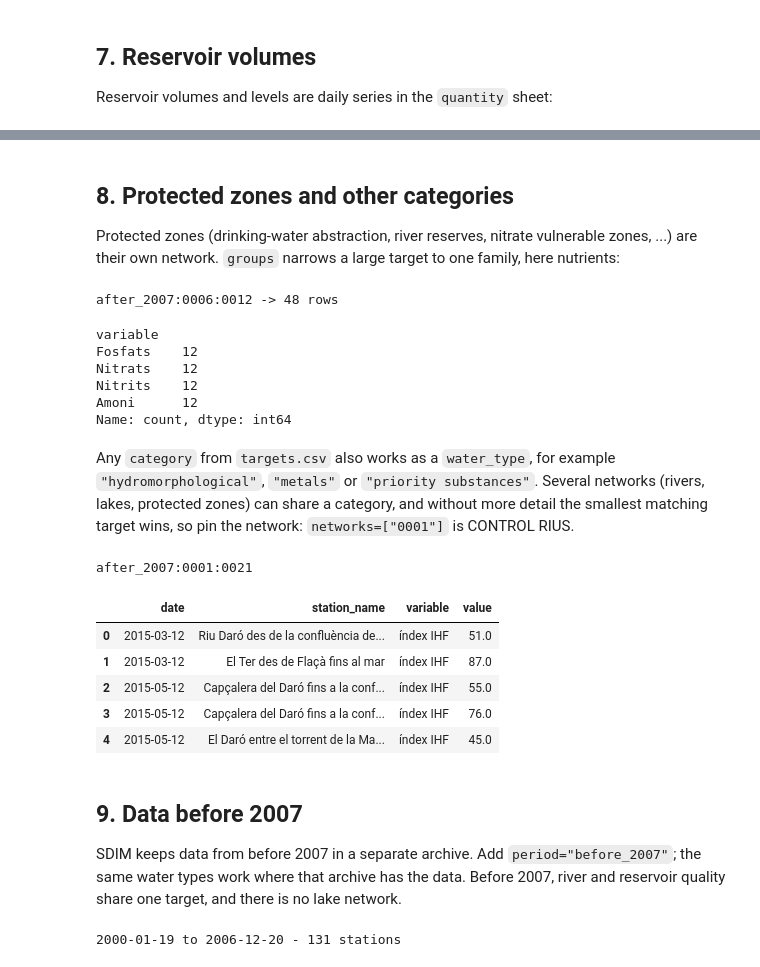
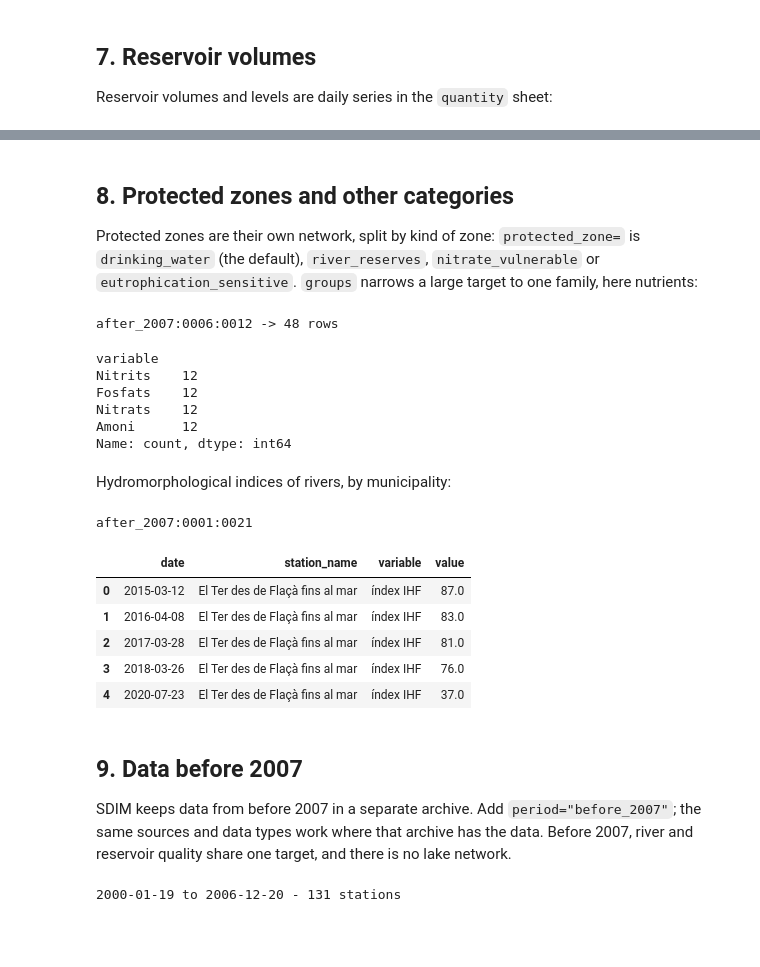
Before and after one commit to davitens/pySDIM, a Jupyter notebook: examples/tutorial.ipynb, the cells around one changed output, grey strips where cells are left out. Saved outputs shown, nothing was run; the diff lists cells and outputs as text; code cells hidden in the pictures; blank space fills up the shorter version.

```diff
--- a/examples/tutorial.ipynb
+++ b/examples/tutorial.ipynb
@@ -314,14 +358,17 @@ vol.pivot_table(index="date", columns="variable", values="value").head()
 # %% [markdown]
 ## 8. Protected zones and other categories
 
-Protected zones (drinking-water abstraction, river reserves, nitrate
-vulnerable zones, ...) are their own network. `groups` narrows a large
+Protected zones are their own network, split by kind of zone:
+`protected_zone=` is `drinking_water` (the default), `river_reserves`,
+`nitrate_vulnerable` or `eutrophication_sensitive`. `groups` narrows a large
 target to one family, here nutrients:
 # %%
 prot = aca.get_data(
-    water_type="protected",
-    comarcas=["Baix Empordà"],
+    water_source="protected",
+    data_type="physico_chemical",
     groups=["Nutrients"],
+    area_type="comarca",
+    areas=["Baix Empordà"],
     start="2015-01-01",
     end="2016-12-31",
 )
@@ -330,41 +377,38 @@ prot.quality.variable.value_counts()
 # %% [output]
 after_2007:0006:0012 -> 48 rows
 variable
+Nitrits    12
 Fosfats    12
 Nitrats    12
-Nitrits    12
 Amoni      12
 Name: count, dtype: int64
 # %% [markdown]
-Any `category` from `targets.csv` also works as a `water_type`, for example
-`"hydromorphological"`, `"metals"` or `"priority substances"`. Several
-networks (rivers, lakes, protected zones) can share a category, and without
-more detail the smallest matching target wins, so pin the network:
-`networks=["0001"]` is CONTROL RIUS.
+Hydromorphological indices of rivers, by municipality:
 # %%
 hydro = aca.get_data(
-    water_type="hydromorphological",
-    networks=["0001"],
-    comarcas=["Baix Empordà"],
+    water_source="river",
+    data_type="hydromorphological",
+    area_type="municipi",
+    areas=["Torroella de Montgrí"],
     start="2015-01-01",
     end="2024-12-31",
 )
 print(hydro.provenance["target_id"])
 hydro.quality[["date", "station_name", "variable", "value"]].head()
 # %% [output]
 after_2007:0001:0021
 |  | date | station_name | variable | value |
-| 0 | 2015-03-12 | Riu Daró des de la confluència de... | índex IHF | 51.0 |
-| 1 | 2015-03-12 | El Ter des de Flaçà fins al mar | índex IHF | 87.0 |
-| 2 | 2015-05-12 | Capçalera del Daró fins a la conf... | índex IHF | 55.0 |
-| 3 | 2015-05-12 | Capçalera del Daró fins a la conf... | índex IHF | 76.0 |
-| 4 | 2015-05-12 | El Daró entre el torrent de la Ma... | índex IHF | 45.0 |
+| 0 | 2015-03-12 | El Ter des de Flaçà fins al mar | índex IHF | 87.0 |
+| 1 | 2016-04-08 | El Ter des de Flaçà fins al mar | índex IHF | 83.0 |
+| 2 | 2017-03-28 | El Ter des de Flaçà fins al mar | índex IHF | 81.0 |
+| 3 | 2018-03-26 | El Ter des de Flaçà fins al mar | índex IHF | 76.0 |
+| 4 | 2020-07-23 | El Ter des de Flaçà fins al mar | índex IHF | 37.0 |
 # %% [markdown]
 ## 9. Data before 2007
 
 SDIM keeps data from before 2007 in a separate archive. Add
-`period="before_2007"`; the same water types work where that archive has
-the data. Before 2007, river and reservoir quality share one target, and
+`period="before_2007"`; the same sources and data types work where that
+archive has the data. Before 2007, river and reservoir quality share one target, and
 there is no lake network.
 # %%
 old = aca.get_data(
```
Also changed, not shown: parts of 21 cells of this notebook, 9 other files.
